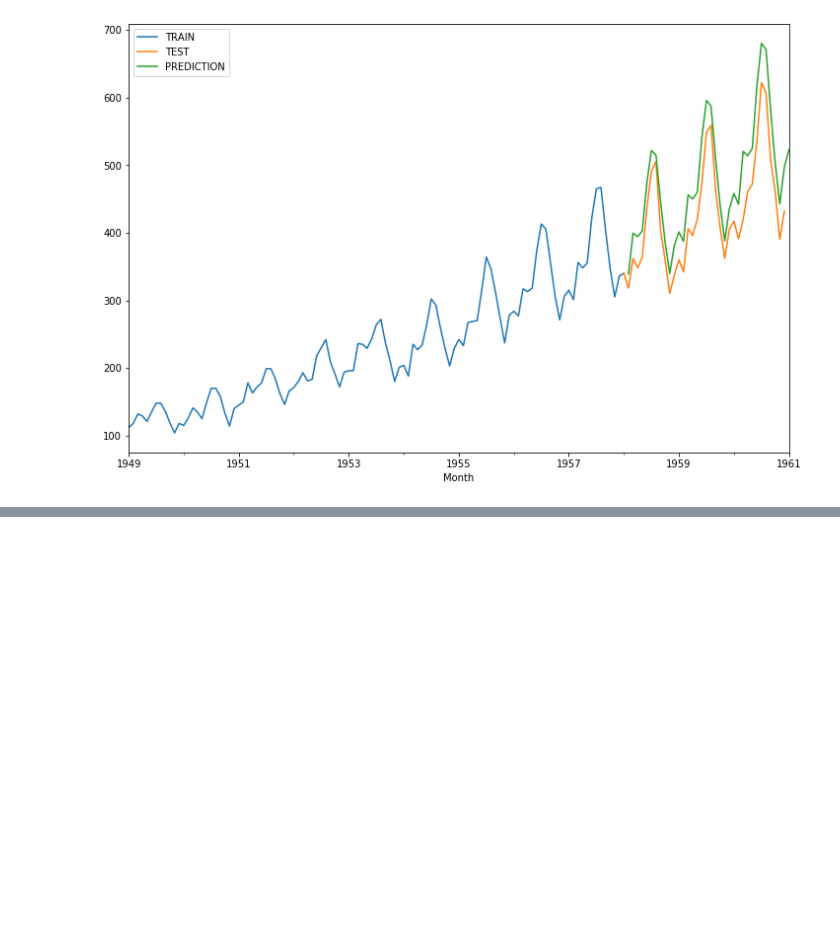
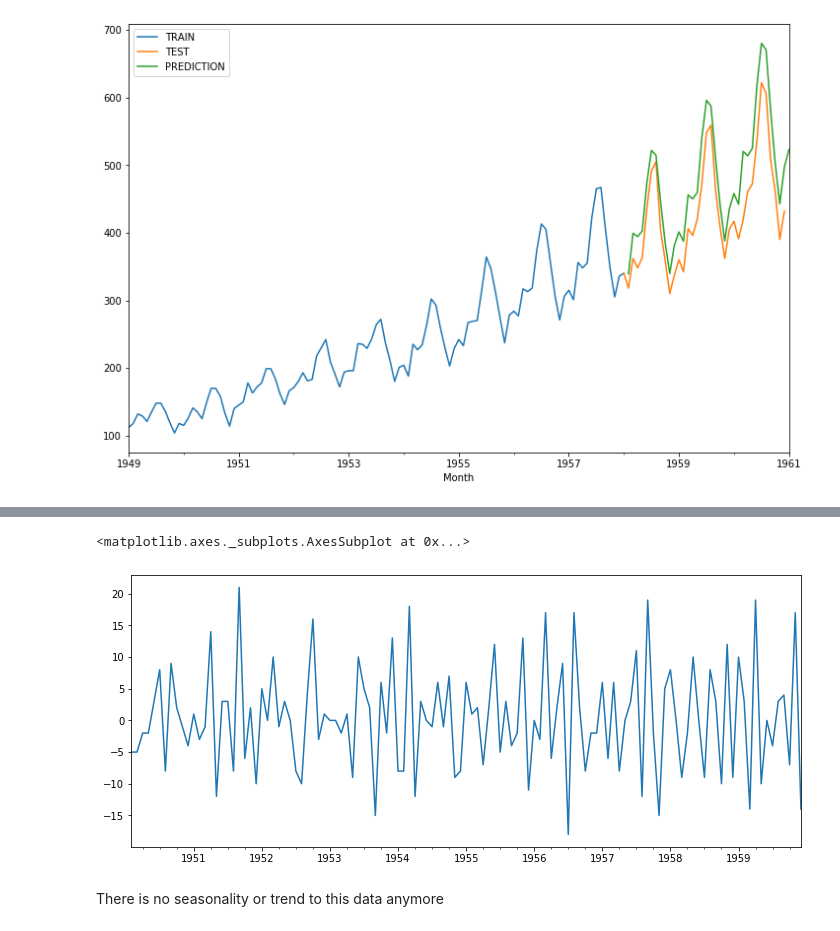
Before and after one commit to christianthieme/Python-for-Time-Series-Data-Analysis, a Jupyter notebook: Pandas for Time Series Analysis.ipynb, the cells around one changed output, grey strips where cells are left out. Saved outputs shown, nothing was run; the diff lists cells and outputs as text; code cells hidden in the pictures; blank space fills up the shorter version.

```diff
--- a/Pandas for Time Series Analysis.ipynb
+++ b/Pandas for Time Series Analysis.ipynb
@@ -684,0 +793,7 @@ test_predictions.plot(legend=True, label = 'PREDICTION', figsize = (12,8))
+# %%
+diff(df2['b'], k_diff = 1).plot()
+# %% [output]
+<matplotlib.axes._subplots.AxesSubplot at 0x...>
+[figure, added]
+# %% [markdown]
+There is no seasonality or trend to this data anymore
```
Also changed, not shown: parts of 24 cells of this notebook.
